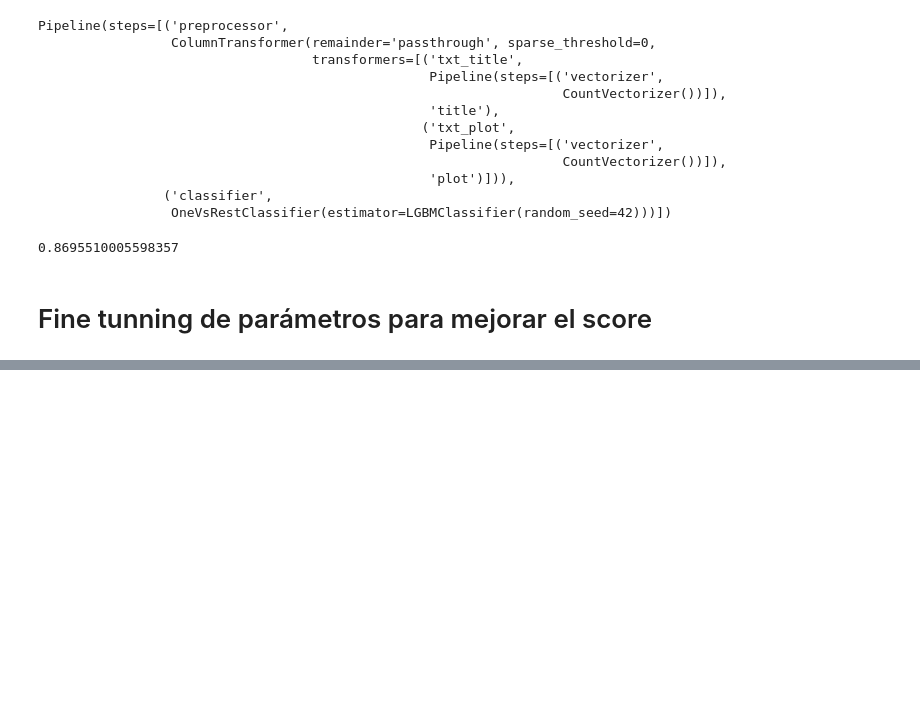
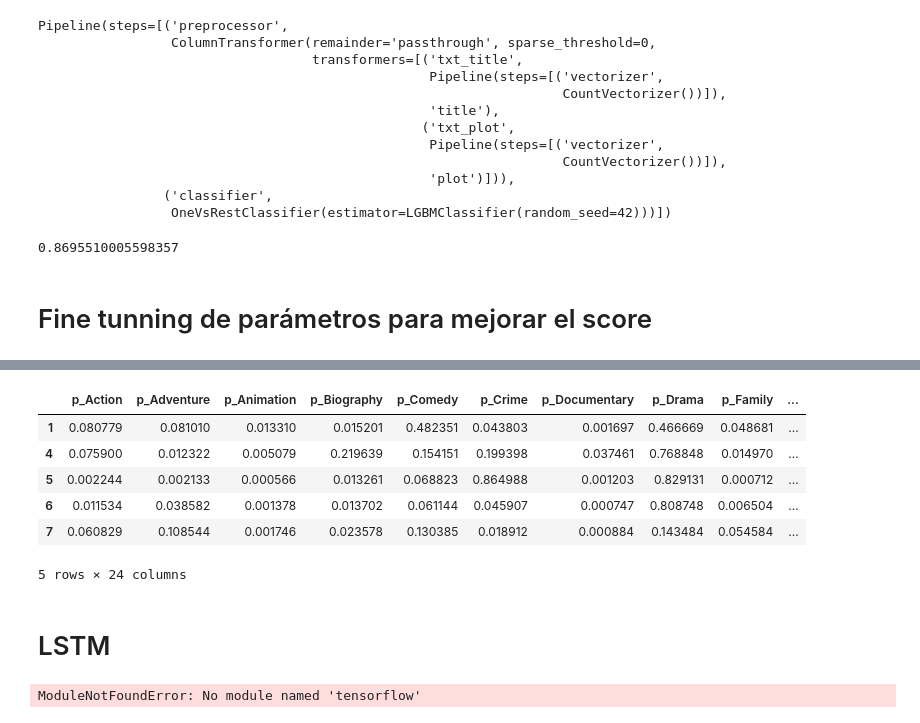
Before and after one commit to zerodarkzone/AdvancedMethodsDataAnalysisClassGrupo4202119, a Jupyter notebook: Exercises/P3-MovieGenrePrediction.ipynb, the cells around one changed output, grey strips where cells are left out. Cells and saved outputs as stored; diff of their text form; code cells hidden in the pictures; blank space fills up the shorter version.

```diff
--- a/Exercises/P3-MovieGenrePrediction.ipynb
+++ b/Exercises/P3-MovieGenrePrediction.ipynb
@@ -319,0 +266,7 @@ with open("LGBMClassifierSearch.pkl", "wb") as model:
+# %%
+best_clf = search.best_estimator_
+# %%
+le = MultiLabelBinarizer()
+y_genres_mlb = le.fit_transform(y)
+# %%
+best_clf.fit(X, y_genres_mlb)
@@ -319,0 +291,19 @@ with open("LGBMClassifierSearch.pkl", "wb") as model:
+# %%
+X_test_dtm = dataTesting
+
+cols = ['p_Action', 'p_Adventure', 'p_Animation', 'p_Biography', 'p_Comedy', 'p_Crime', 'p_Documentary', 'p_Drama', 'p_Family',
+        'p_Fantasy', 'p_Film-Noir', 'p_History', 'p_Horror', 'p_Music', 'p_Musical', 'p_Mystery', 'p_News', 'p_Romance',
+        'p_Sci-Fi', 'p_Short', 'p_Sport', 'p_Thriller', 'p_War', 'p_Western']
+
+y_pred_test_genres = best_clf.predict_proba(X_test_dtm)
+# %%
+res = pd.DataFrame(y_pred_test_genres, index=dataTesting.index, columns=cols)
+res.head()
+# %% [output]
+|  | p_Action | p_Adventure | p_Animation | p_Biography | p_Comedy | p_Crime | p_Documentary | p_Drama | p_Family | ... |
+| 1 | 0.080779 | 0.081010 | 0.013310 | 0.015201 | 0.482351 | 0.043803 | 0.001697 | 0.466669 | 0.048681 | ... |
+| 4 | 0.075900 | 0.012322 | 0.005079 | 0.219639 | 0.154151 | 0.199398 | 0.037461 | 0.768848 | 0.014970 | ... |
+| 5 | 0.002244 | 0.002133 | 0.000566 | 0.013261 | 0.068823 | 0.864988 | 0.001203 | 0.829131 | 0.000712 | ... |
+| 6 | 0.011534 | 0.038582 | 0.001378 | 0.013702 | 0.061144 | 0.045907 | 0.000747 | 0.808748 | 0.006504 | ... |
+| 7 | 0.060829 | 0.108544 | 0.001746 | 0.023578 | 0.130385 | 0.018912 | 0.000884 | 0.143484 | 0.054584 | ... |
+5 rows × 24 columns
@@ -319,0 +312,2 @@ with open("LGBMClassifierSearch.pkl", "wb") as model:
+# %% [markdown]
+# LSTM
@@ -319,0 +316,8 @@ with open("LGBMClassifierSearch.pkl", "wb") as model:
+# %%
+from tensorflow.keras.layers.experimental.preprocessing import TextVectorization
+
+vectorizer = TextVectorization(max_tokens=20000, output_sequence_length=200)
+text_ds = tf.data.Dataset.from_tensor_slices(train_samples).batch(128)
+vectorizer.adapt(text_ds)
+# %% [output]
+ModuleNotFoundError: No module named 'tensorflow'
```
Also changed, not shown: parts of 8 cells of this notebook, 2 other files.
